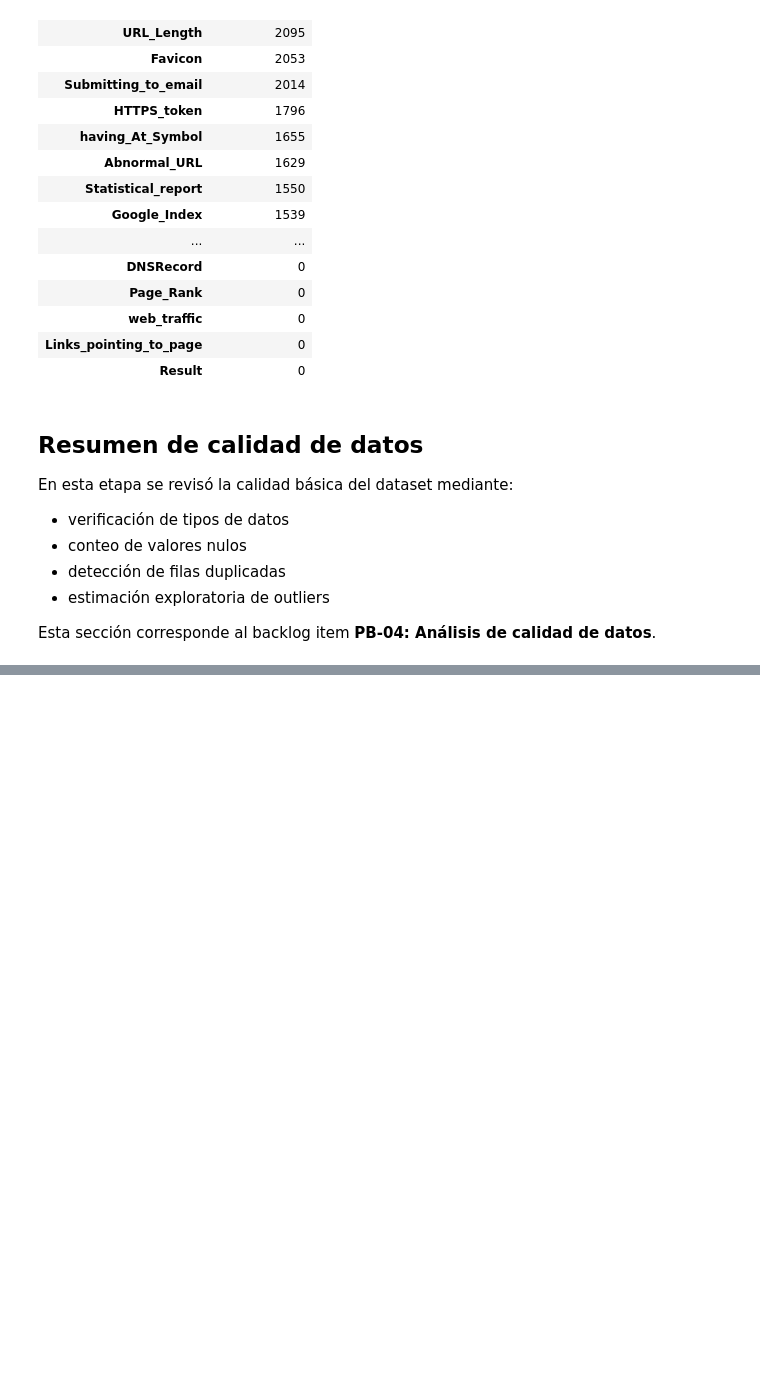
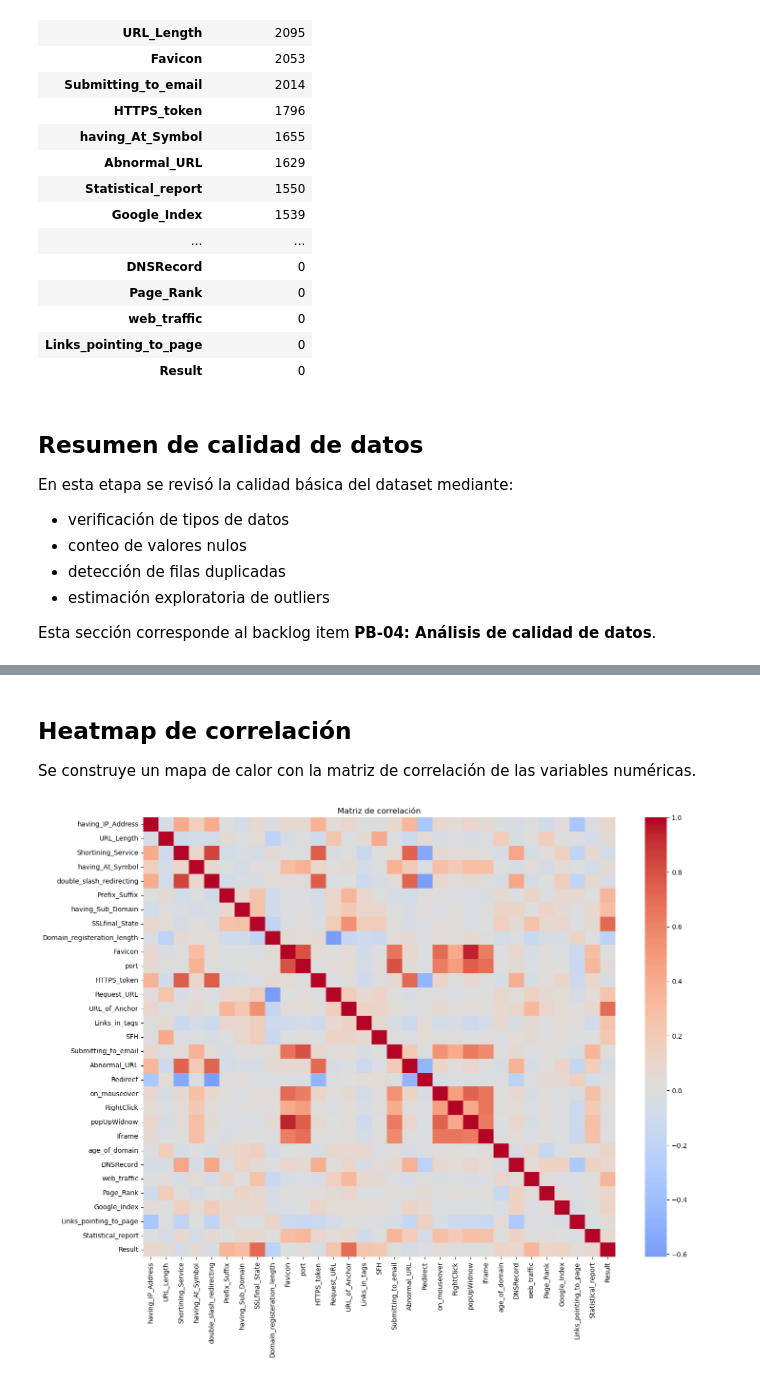
Before and after one commit to RubenTinoco/phishing-detection-Equipo5, a Jupyter notebook: notebooks/03_eda.ipynb, the cells around one changed output, grey strips where cells are left out. Saved outputs shown, nothing was run; the diff lists cells and outputs as text; code cells hidden in the pictures; blank space fills up the shorter version.

```diff
--- a/notebooks/03_eda.ipynb
+++ b/notebooks/03_eda.ipynb
@@ -180,0 +313,11 @@ Esta sección corresponde al backlog item **PB-04: Análisis de calidad de datos
+# %% [markdown]
+## Heatmap de correlación
+
+Se construye un mapa de calor con la matriz de correlación de las variables numéricas.
+# %%
+plt.figure(figsize=(16, 12))
+sns.heatmap(df.corr(numeric_only=True), cmap="coolwarm", center=0)
+plt.title("Matriz de correlación")
+plt.show()
+# %% [output]
+[figure, added]
```
Also changed, not shown: parts of 17 cells of this notebook.
